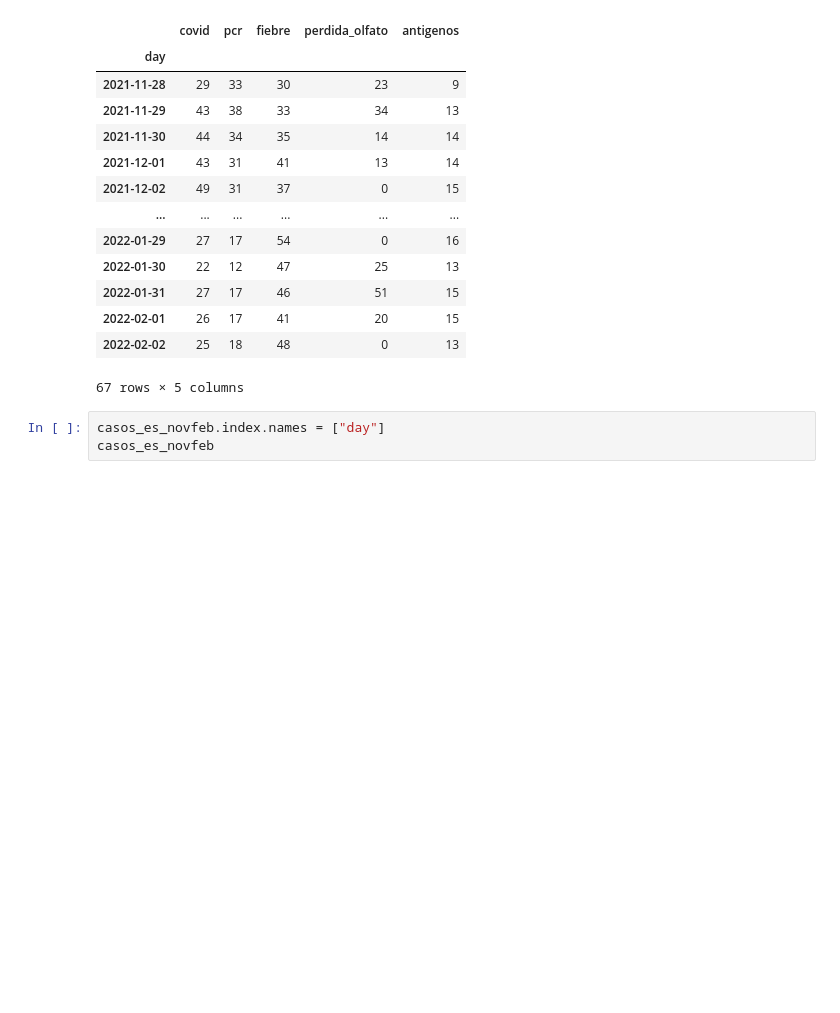
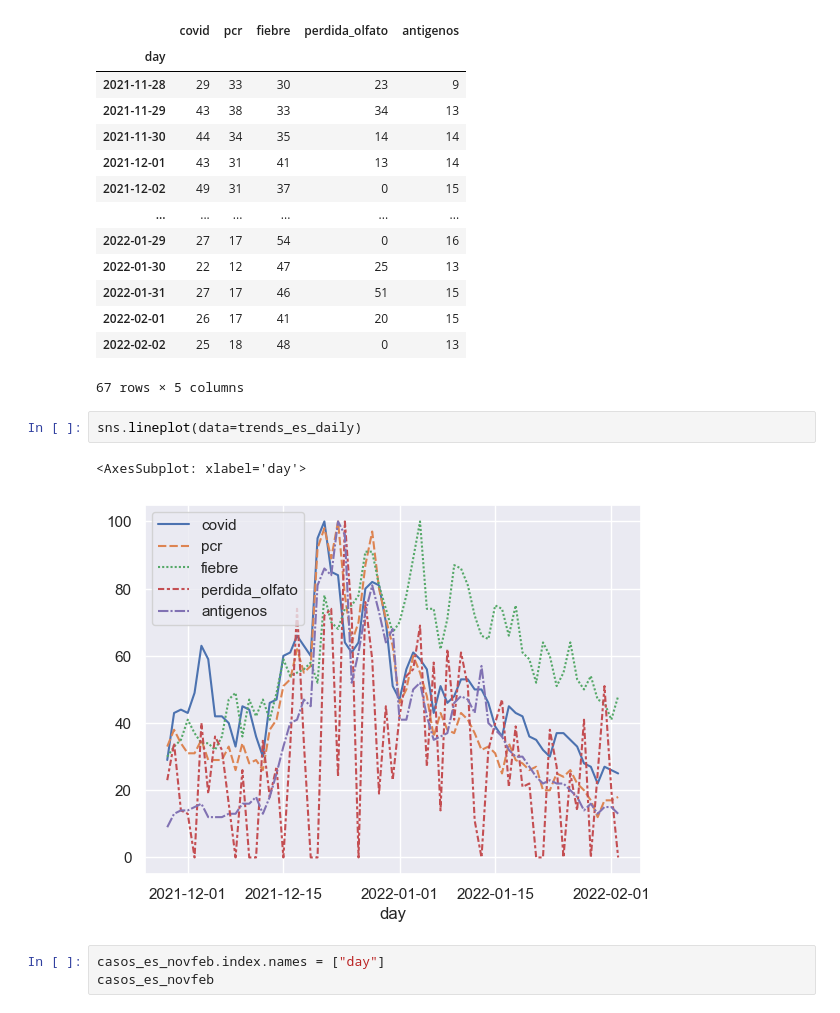
Before and after one commit to ericguti/aene_data_warehouse, a Jupyter notebook: notebooks/EntrenandoML.ipynb, the cells around one changed output. Drawn from its saved outputs; the diff is of its cells as text; blank space fills up the shorter version.

```diff
--- a/notebooks/EntrenandoML.ipynb
+++ b/notebooks/EntrenandoML.ipynb
@@ -154,6 +154,11 @@ trends_es_daily
 | 2022-02-01 | 26 | 17 | 41 | 20 | 15 |
 | 2022-02-02 | 25 | 18 | 48 | 0 | 13 |
 67 rows × 5 columns
+# %%
+sns.lineplot(data=trends_es_daily)
+# %% [output]
+<AxesSubplot: xlabel='day'>
+[figure, added]
 # %%
 casos_es_novfeb.index.names = ["day"]
 casos_es_novfeb
```
Also changed, not shown: parts of 79 cells of this notebook.
